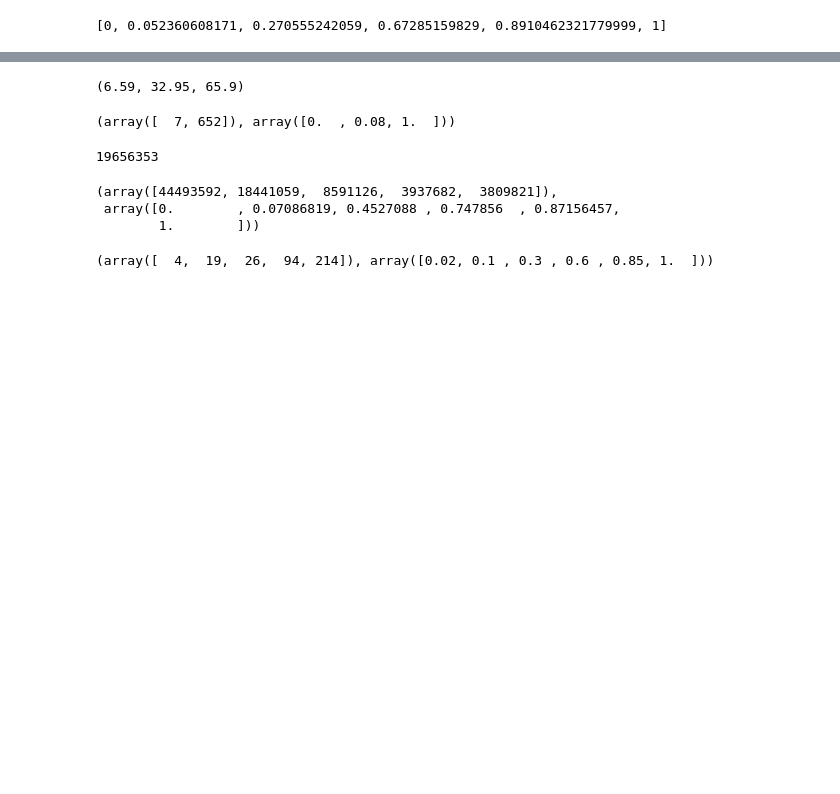
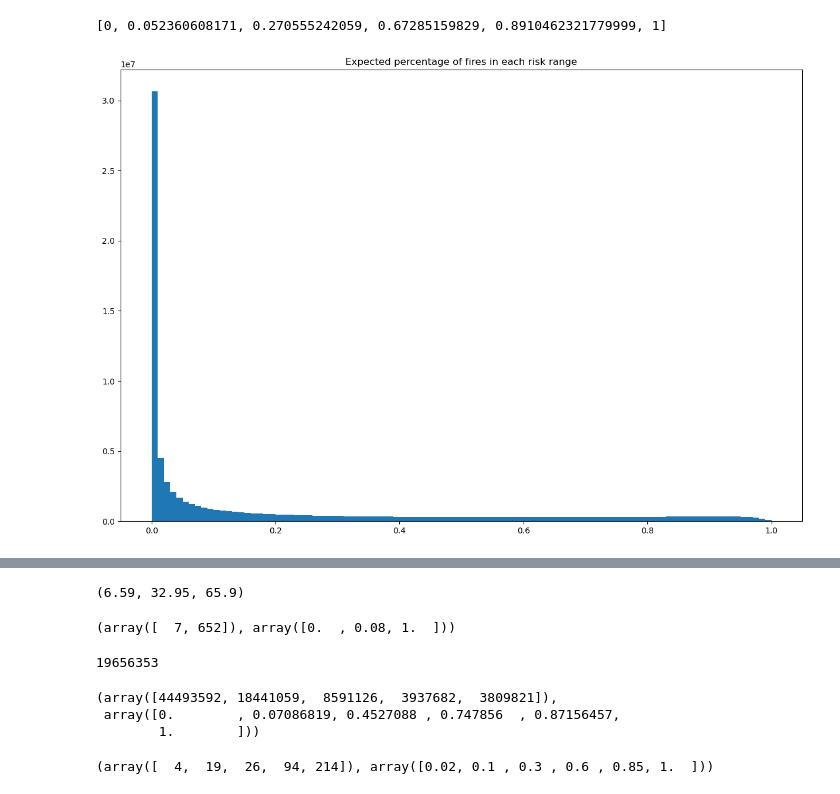
Before and after one commit to PREFERRED2022/mlfires-classic, a Jupyter notebook: ML_fires_al/findbestbins/checkscores.ipynb, the cells around one changed output, grey strips where cells are left out. Cells and saved outputs as stored; diff of their text form; code cells hidden in the pictures; blank space fills up the shorter version.

```diff
--- a/ML_fires_al/findbestbins/checkscores.ipynb
+++ b/ML_fires_al/findbestbins/checkscores.ipynb
@@ -91,6 +111,13 @@ binscust=[0]+binscust+[1]
 binscust
 # %% [output]
 [0, 0.052360608171, 0.270555242059, 0.67285159829, 0.8910462321779999, 1]
+# %%
+fig1, ax1 = plt.subplots(1, 1, figsize=(15, 10))
+ax1.title.set_text('Expected percentage of fires in each risk range')
+ax1.hist(plotalldistrib, bins=100)
+plt.show()
+# %% [output]
+[figure, added]
 # %%
 fig, ax = plt.subplots(2, 1, figsize=(15, 10))
 #ax[0].hist(plotfiredistrib, bins=binscust)
```
Also changed, not shown: parts of 11 cells of this notebook, 13 other files.
